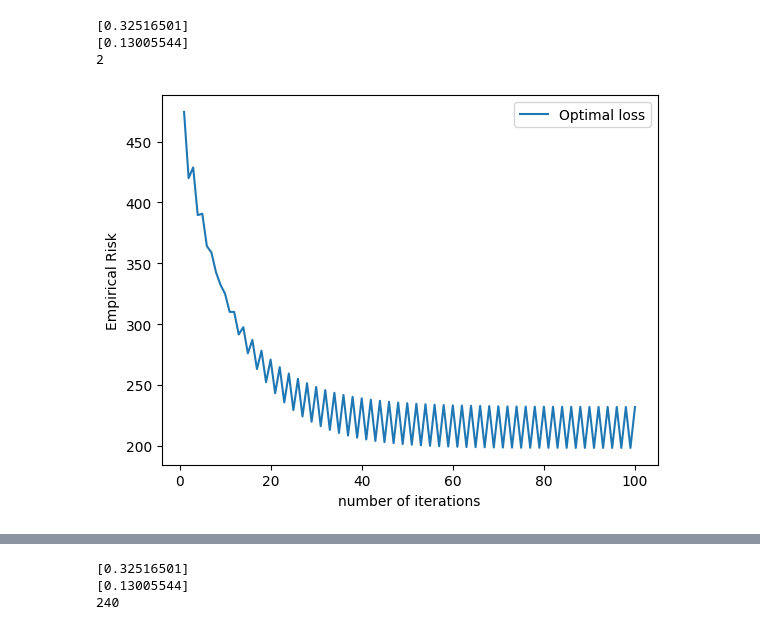
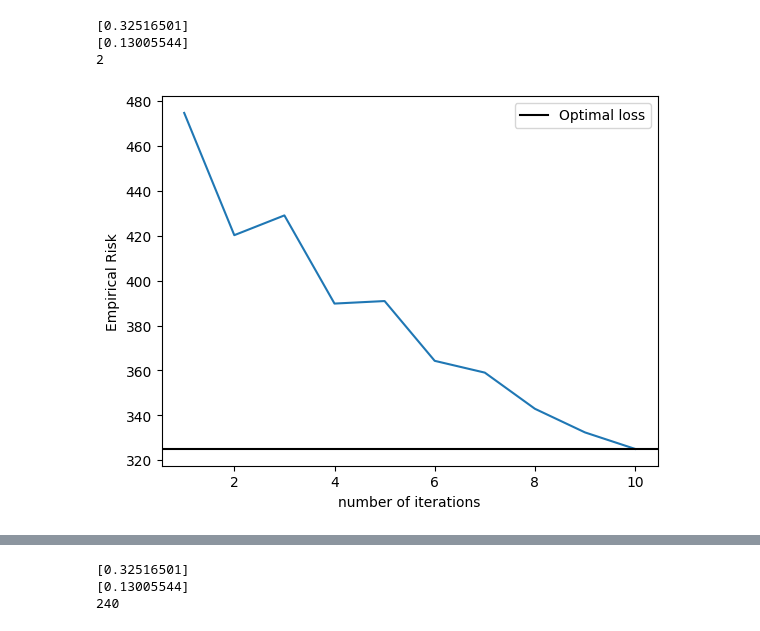
Before and after one commit to iandreileo/homework-ai-linear-regression, a Jupyter notebook: main copy.ipynb, the cells around one changed output, grey strips where cells are left out. Drawn from its saved outputs; the diff is of its cells as text; code cells hidden in the pictures.

```diff
--- a/main copy.ipynb
+++ b/main copy.ipynb
@@ -453,14 +454,15 @@ y_test_sorted_gradient_minibatch = sorted_stuffs[1]
 2
 # %%
 # w, risks, function_values = gradient_descent(X_train, t_train, epochs, eta)
-plt.plot(range(1, 1 + epochs*int(np.ceil(X_train_feat_gradient_minibatch.shape[0] / batch_size))), model_gradient_minibatch.risks, label='Optimal loss')
+plt.plot(range(1, 1 + EPOCHS*int(np.ceil(X_train_feat_gradient_minibatch.shape[0] / batch_size))), model_gradient_minibatch.risks)
 # plt.scatter(range(1, 1 +epochs*int(X_train_feat_gradient_minibatch.shape[0]/batch_size)), model_gradient_minibatch.function_values, label='function value')
+plt.axhline(y=min(model_gradient_minibatch.risks), color='black', linestyle='-', label='Optimal loss')
 plt.xlabel('number of iterations')
 plt.ylabel('Empirical Risk')
 plt.legend()
 plt.show()
 # %% [output]
-[figure, old version]
+[figure, new version]
 # %%
 plt.figure(figsize=(12,6))
 # plt.scatter(X_train, t_train, facecolor="none", color="b", s=50, label="training data")
```
Also changed, not shown: parts of 5 cells of this notebook.
